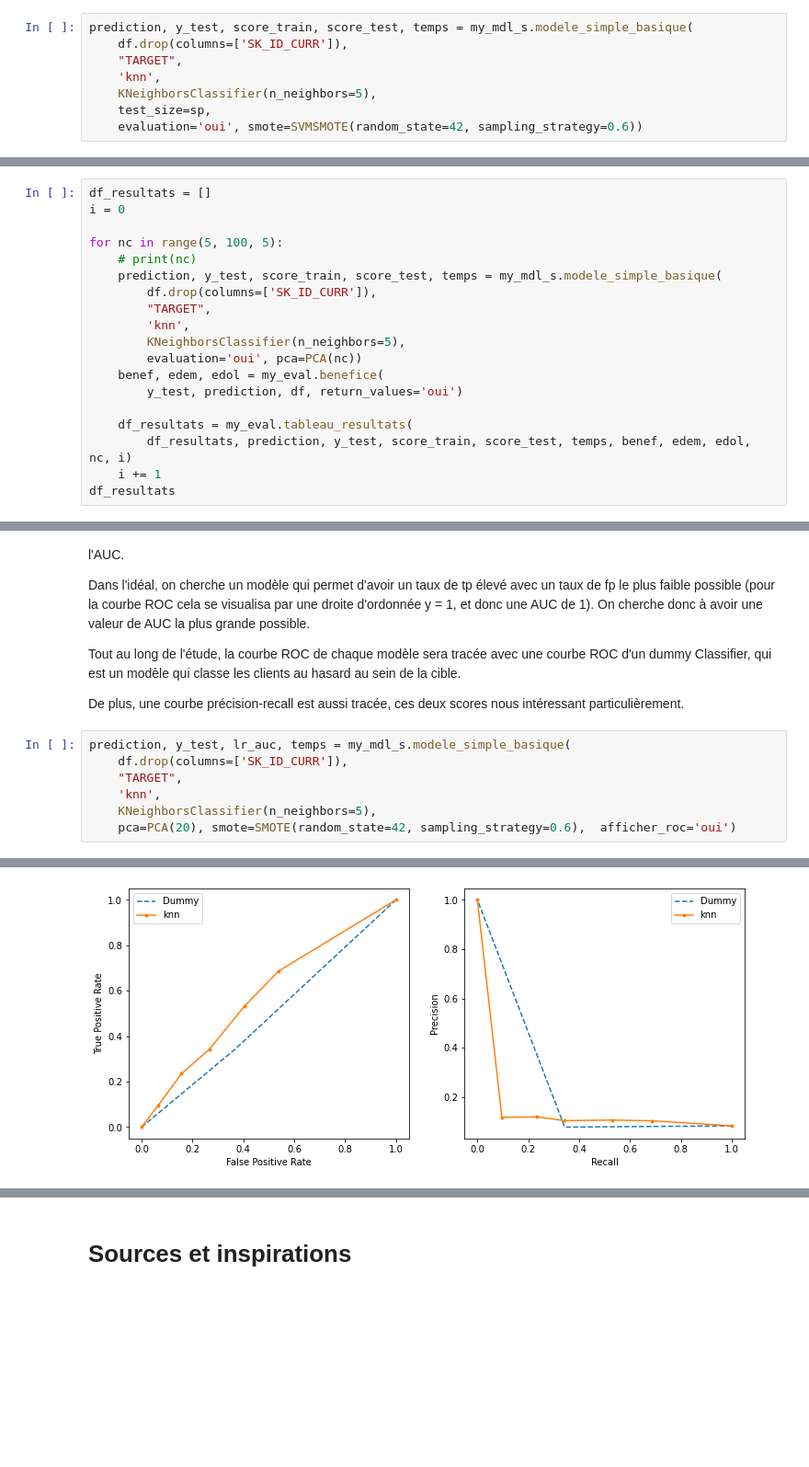
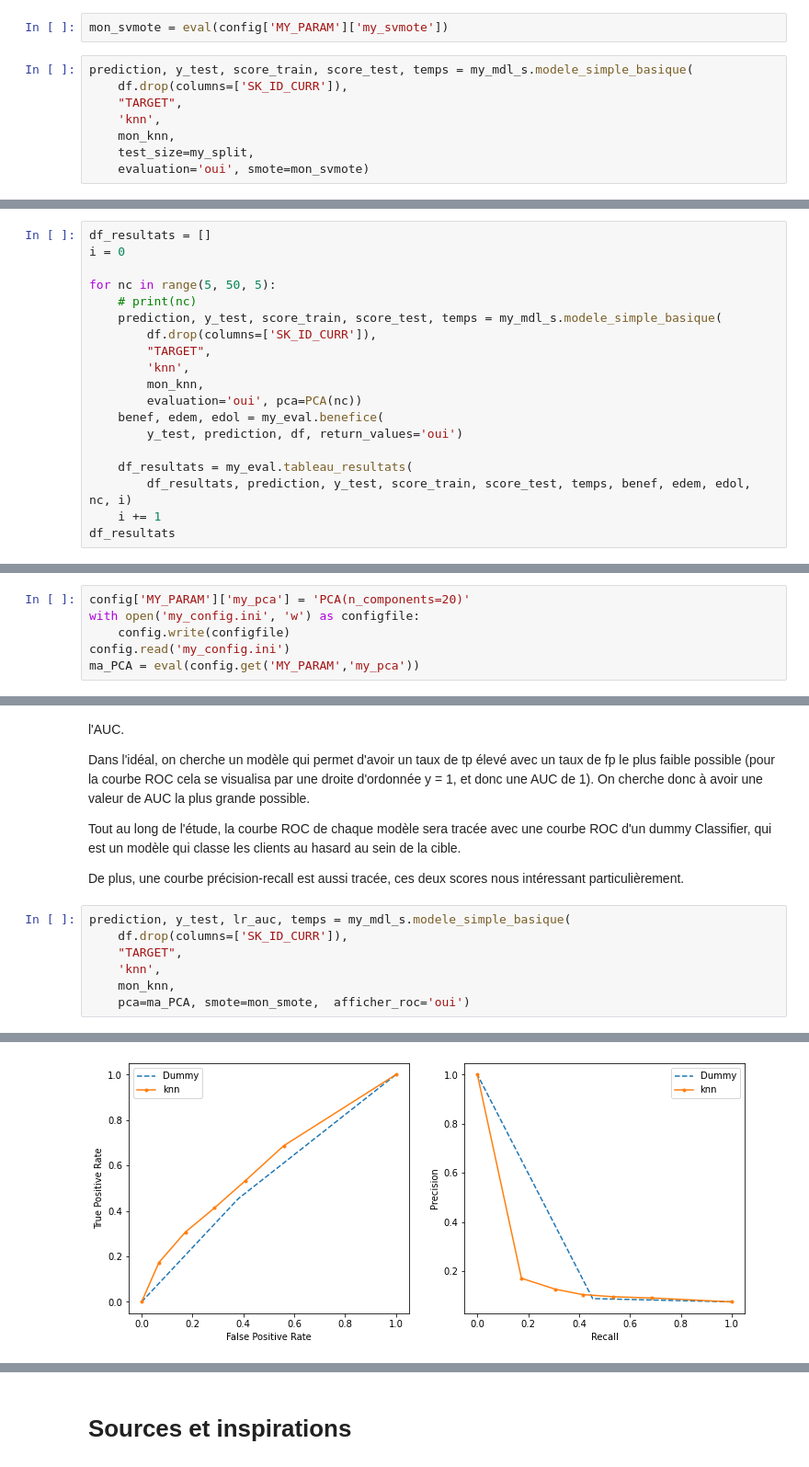
Before and after one commit to SanaeSaccomano/Machine-Learning, a Jupyter notebook: Prêt ou Partez ?/La Démarche.ipynb, the cells around one changed output, grey strips where cells are left out. Shown at 92% size. Saved outputs shown, nothing was run; the diff lists cells and outputs as text; blank space fills up the shorter version.

```diff
--- a/Prêt ou Partez ?/La Démarche.ipynb
+++ b/Prêt ou Partez ?/La Démarche.ipynb
@@ -929,14 +939,16 @@ Cette méthode change complètement la performance de notre modèle. Elle permet
 #### SVMOTE
 # %% [markdown]
 La méthode SVMSMOTE repose sur le même principe que la méthode SMOTE. La différence est qu'elle est combinée à une méthode de machine à vecteurs de support (SVM) qui permet d'établir davantage de frontière entre les différentes classes.
+# %%
+mon_svmote = eval(config['MY_PARAM']['my_svmote'])
 # %%
 prediction, y_test, score_train, score_test, temps = my_mdl_s.modele_simple_basique(
     df.drop(columns=['SK_ID_CURR']),
     "TARGET",
     'knn',
-    KNeighborsClassifier(n_neighbors=5),
-    test_size=sp,
-    evaluation='oui', smote=SVMSMOTE(random_state=42, sampling_strategy=0.6))
+    mon_knn,
+    test_size=my_split,
+    evaluation='oui', smote=mon_svmote)
 # %%
 print(classification_report(y_test, prediction))
 # %% [output]
@@ -980,13 +992,13 @@ Effectuer une analyse en composantes principales avant de procéder à l'apprent
 df_resultats = []
 i = 0
 
-for nc in range(5, 100, 5):
+for nc in range(5, 50, 5):
     # print(nc)
     prediction, y_test, score_train, score_test, temps = my_mdl_s.modele_simple_basique(
         df.drop(columns=['SK_ID_CURR']),
         "TARGET",
         'knn',
-        KNeighborsClassifier(n_neighbors=5),
+        mon_knn,
         evaluation='oui', pca=PCA(nc))
     benef, edem, edol = my_eval.benefice(
         y_test, prediction, df, return_values='oui')
@@ -1029,3 +1034,9 @@ my_eval.graphiques_benefice(
+# %%
+config['MY_PARAM']['my_pca'] = 'PCA(n_components=20)'
+with open('my_config.ini', 'w') as configfile:
+    config.write(configfile)
+config.read('my_config.ini')
+ma_PCA = eval(config.get('MY_PARAM','my_pca'))
 # %%
 prediction, y_test, = my_mdl_s.modele_simple_basique(
     df.drop(columns=['SK_ID_CURR']),
@@ -1091,8 +1102,8 @@ prediction, y_test, lr_auc, temps = my_mdl_s.modele_simple_basique(
     df.drop(columns=['SK_ID_CURR']),
     "TARGET",
     'knn',
-    KNeighborsClassifier(n_neighbors=5),
-    pca=PCA(20), smote=SMOTE(random_state=42, sampling_strategy=0.6),  afficher_roc='oui')
+    mon_knn,
+    pca=ma_PCA, smote=mon_smote,  afficher_roc='oui')
 # %% [output]
 
 *Fonction by Sandy M.*
@@ -1118,4 +1129,4 @@ knn : ROC AUC=0.581 Dummy: ROC AUC=0.488
-[figure, old version]
+[figure, new version]
 # %%
 my_eval.benefice(y_test, prediction, df, graph='oui', texte='oui')
 # %% [output]
```
Also changed, not shown: parts of 56 cells of this notebook.
